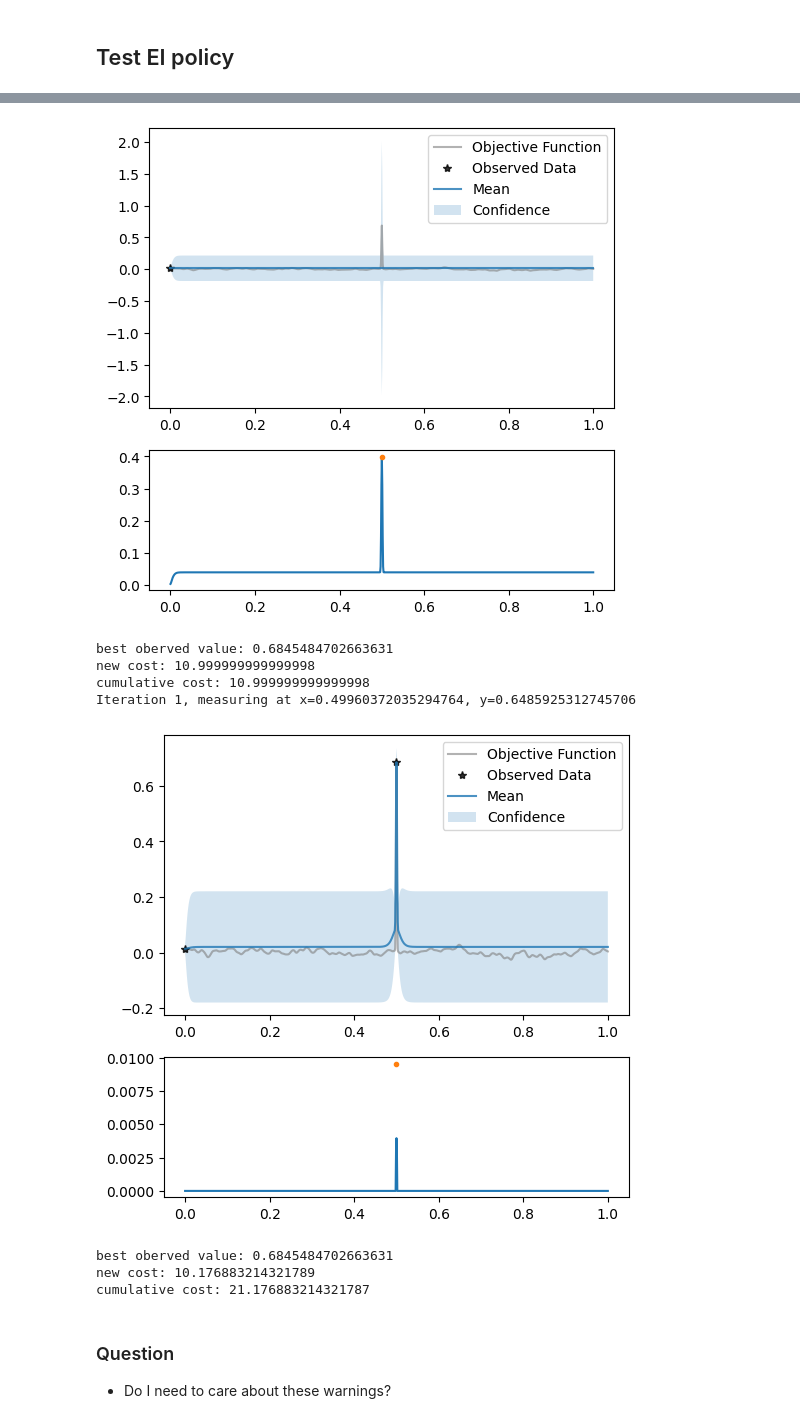
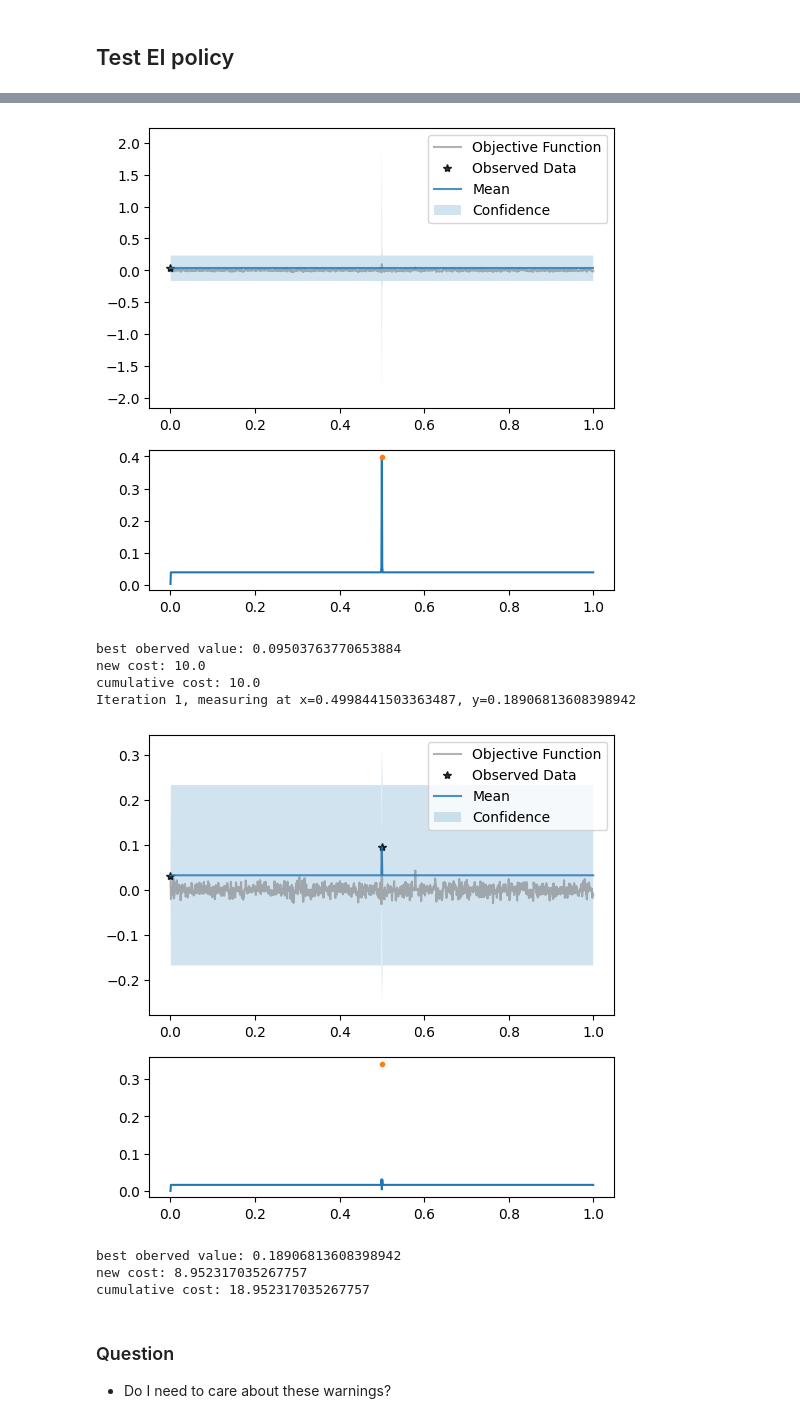
Before and after one commit to QianJaneXie/PandoraBayesOpt, a Jupyter notebook: notebooks/Variable Amplitude (EIpu bad).ipynb, the cells around one changed output, grey strips where cells are left out. Cells and saved outputs as stored; diff of their text form; code cells hidden in the pictures.

Commit message:
update Variable Amplitude experiments

```diff
--- a/notebooks/Variable Amplitude (EIpu bad).ipynb
+++ b/notebooks/Variable Amplitude (EIpu bad).ipynb
@@ -13,30 +13,31 @@ torch.set_default_dtype(torch.float64)
 The continuous amplitude function and the continuous cost function are constructed based on the variances and costs of the discrete finite points provided in the original example
 # %%
 import matplotlib.pyplot as plt
+import numpy as np
 # Define typical small values for epsilon and delta, and a moderate value for K
 epsilon = 0.1
-delta = 10
-amplitude_function_width = 0.001
-cost_function_width = 0.001
+delta = 9
+amplitude_function_width = 0.002
+cost_function_width = 0.002
 
 # Define the functions for the amplitude and the cost
 def amplitude_function(x):
-    width = amplitude_function_width  # Width of the bump to cover only the central point
-    amplitude = torch.exp(-((x - 0.5)**2) / (2 * width**2)) * (1 - epsilon**2) + epsilon**2
+    sigma = amplitude_function_width / (2*np.sqrt(-2 * np.log(epsilon**2)))  # Width of the bump to cover only the central point
+    amplitude = torch.exp(-((x - 0.5)**2) / (2 * sigma**2)) * (1 - epsilon**2) + epsilon**2
     return amplitude.squeeze(-1)
 
 def cost_function(x):
-    width = cost_function_width  # Width of the bump to cover only the central point
+    sigma = cost_function_width / (2*np.sqrt(-2 * np.log(epsilon**2))) # Width of the bump to cover only the central point
     peak_height = 1 + delta - epsilon
-    cost = torch.exp(-((x - 0.5)**2) / (2 * width**2)) * peak_height + epsilon
+    cost = torch.exp(-((x - 0.5)**2) / (2 * sigma**2)) * peak_height + epsilon
     return cost.squeeze(-1)
 
 # Generate x values from 0 to 1
-x_values = torch.linspace(0, 1, 1001, dtype=torch.float64, device=device)
+x_values = torch.linspace(0, 1, 1001)
 
 # Generate y values for amplitude function and cost function
-y_values_amplitude = [amplitude_function(x) for x in x_values]
-y_values_cost = [cost_function(x) for x in x_values]
+y_values_amplitude = amplitude_function(x_values)
+y_values_cost = cost_function(x_values)
 
 # Plotting the functions
 plt.figure(figsize=(12, 6))
@@ -74,7 +142,7 @@ from pandora_bayesopt.utils import create_objective_function
 # Create the objective model
 dim = 1
 nu = 2.5
-lengthscale = 0.01
+lengthscale = 0.0001
 outputscale = 1.0
 num_rff_features = 1280
 seed = 0
@@ -83,7 +151,7 @@ matern_sample = create_objective_function(dim=dim, nu=nu, lengthscale=lengthscal
 def objective_function(x):
     return matern_sample(x) * amplitude_function(x)
 # %%
-test_x = torch.linspace(0, 1, 1001, dtype=torch.float64, device=device)
+test_x = torch.linspace(0, 1, 1001)
 
 # Plotting the functions
 plt.figure(figsize=(12, 6))
@@ -195,7 +266,7 @@ i = 0
 
 while True:
 
-    model = fit_gp_model(x, y, kernel)
+    model = fit_gp_model(X=x, objective_X=y, kernel=kernel)
 
     # Optimize EI
     BoTorch_EI = ExpectedImprovement(model=model, best_f=best_f, maximize=maximize)
@@ -251,12 +325,12 @@ Iteration 0, measuring at x=0.4999999999891902, y=0.6845484702663631
-[figure, old version]
+[figure, new version]
-best oberved value: 0.6845484702663631
-new cost: 10.999999999999998
-cumulative cost: 10.999999999999998
-Iteration 1, measuring at x=0.49960372035294764, y=0.6485925312745706
+best oberved value: 0.09503763770653884
+new cost: 10.0
+cumulative cost: 10.0
+Iteration 1, measuring at x=0.4998441503363487, y=0.18906813608398942
-[figure, old version]
+[figure, new version]
-best oberved value: 0.6845484702663631
-new cost: 10.176883214321789
-cumulative cost: 21.176883214321787
+best oberved value: 0.18906813608398942
+new cost: 8.952317035267757
+cumulative cost: 18.952317035267757
 # %% [markdown]
 ### Question
 - Do I need to care about these warnings?
```
Also changed, not shown: parts of 15 cells of this notebook, 11 other files.
